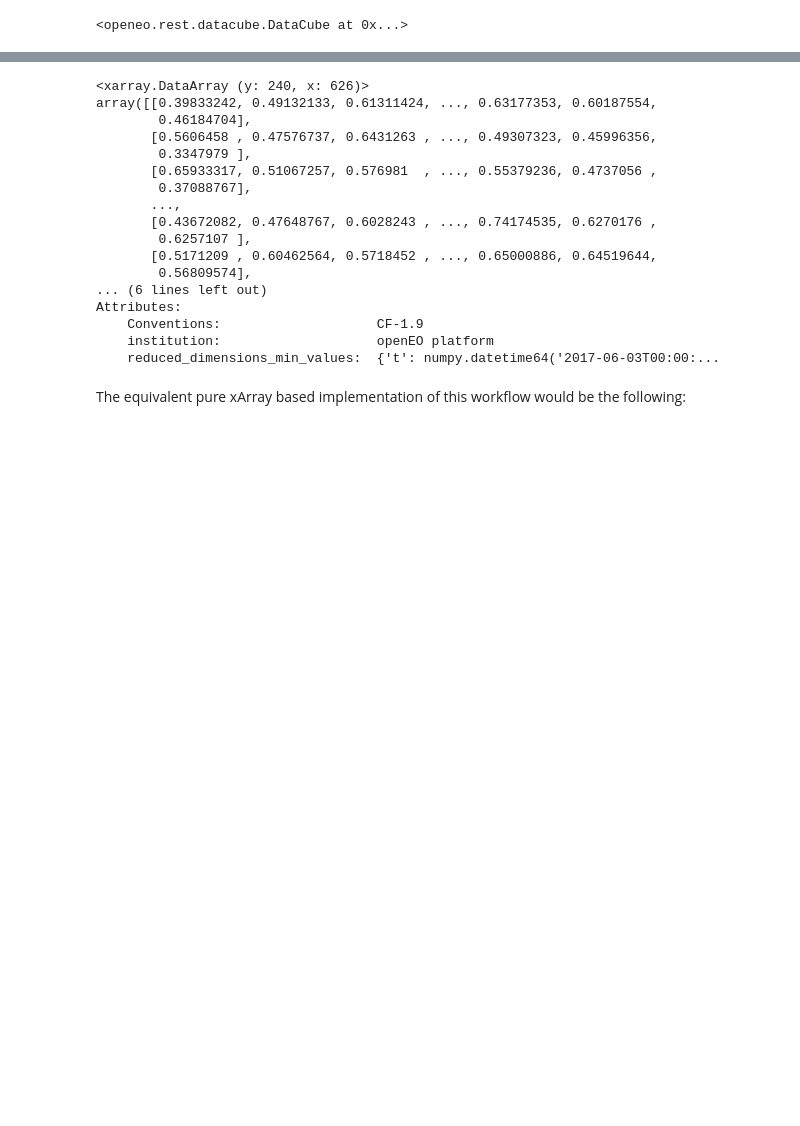
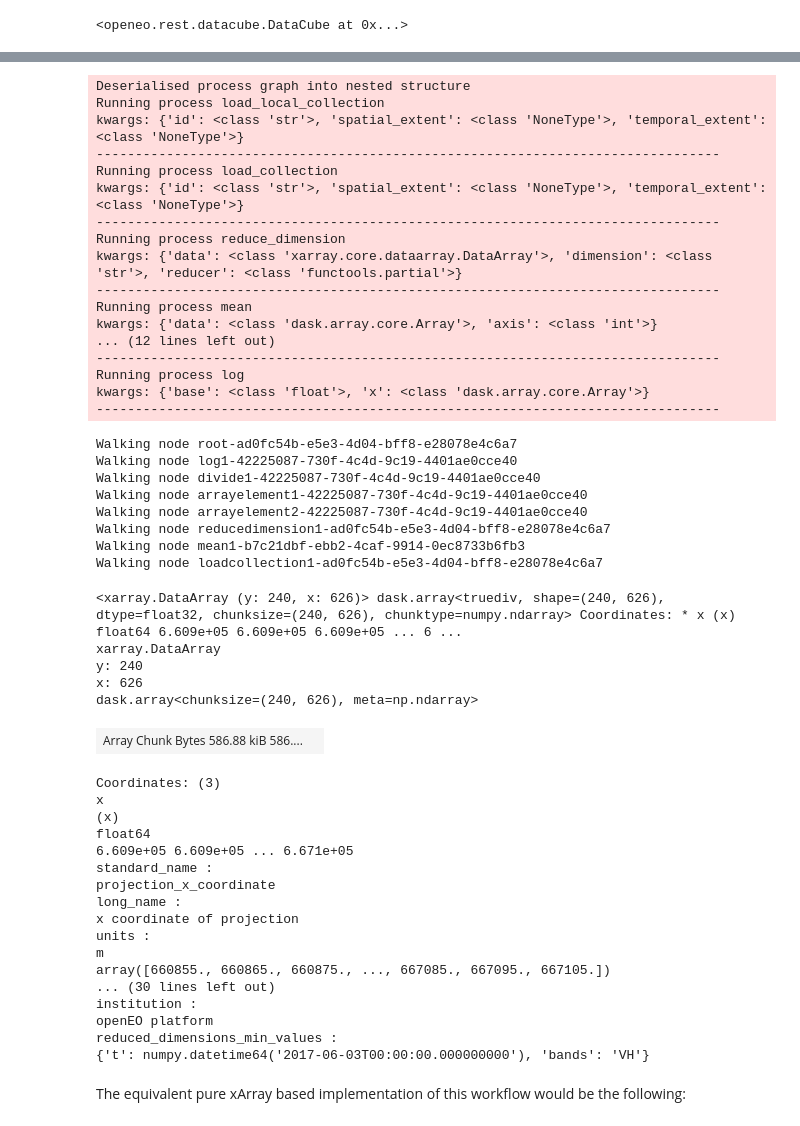
Before and after one commit to Open-EO/openeo-python-client, a Jupyter notebook: examples/notebooks/Client_Side_Processing/test_local_collections.ipynb, the cells around one changed output, grey strips where cells are left out. Cells and saved outputs as stored; diff of their text form; code cells hidden in the pictures; blank space fills up the shorter version.

Commit message:
Added execute() method for local

```diff
--- a/examples/notebooks/Client_Side_Processing/test_local_collections.ipynb
+++ b/examples/notebooks/Client_Side_Processing/test_local_collections.ipynb
@@ -78,7 +78,7 @@ Should we also consider multiple geoTIFFs, one for each timestamp, as a single c
 ### Start with the local collections discovery
 # %%
 from openeo.local import LocalConnection
-local_conn = LocalConnection('./results/')
+local_conn = LocalConnection(['./results/','./result2'])
 local_conn.list_collections()
 # %% [output]
 [{'stac_version': '1.0.0-rc.2',
@@ -187,23 +136,55 @@ Walking node loadcollection1-68dfe725-22bf-48b2-a922-1ab3650ace74
-# %%
-ratio_openeo_client
-# %% [output]
-<xarray.DataArray (y: 240, x: 626)>
-array([[0.39833242, 0.49132133, 0.61311424, ..., 0.63177353, 0.60187554,
-        0.46184704],
-       [0.5606458 , 0.47576737, 0.6431263 , ..., 0.49307323, 0.45996356,
-        0.3347979 ],
-       [0.65933317, 0.51067257, 0.576981  , ..., 0.55379236, 0.4737056 ,
-        0.37088767],
-       ...,
-       [0.43672082, 0.47648767, 0.6028243 , ..., 0.74174535, 0.6270176 ,
-        0.6257107 ],
-       [0.5171209 , 0.60462564, 0.5718452 , ..., 0.65000886, 0.64519644,
-        0.56809574],
-... (6 lines left out)
-Attributes:
-    Conventions:                    CF-1.9
-    institution:                    openEO platform
-    reduced_dimensions_min_values:  {'t': numpy.datetime64('2017-06-03T00:00:...
+# %%
+ratio_openeo_client = ratio.execute()
+ratio_openeo_client
+# %% [output]
+Deserialised process graph into nested structure
+Running process load_local_collection
+kwargs: {'id': <class 'str'>, 'spatial_extent': <class 'NoneType'>, 'temporal_extent': <class 'NoneType'>}
+--------------------------------------------------------------------------------
+Running process load_collection
+kwargs: {'id': <class 'str'>, 'spatial_extent': <class 'NoneType'>, 'temporal_extent': <class 'NoneType'>}
+--------------------------------------------------------------------------------
+Running process reduce_dimension
+kwargs: {'data': <class 'xarray.core.dataarray.DataArray'>, 'dimension': <class 'str'>, 'reducer': <class 'functools.partial'>}
+--------------------------------------------------------------------------------
+Running process mean
+kwargs: {'data': <class 'dask.array.core.Array'>, 'axis': <class 'int'>}
+... (12 lines left out)
+--------------------------------------------------------------------------------
+Running process log
+kwargs: {'base': <class 'float'>, 'x': <class 'dask.array.core.Array'>}
+--------------------------------------------------------------------------------
+Walking node root-ad0fc54b-e5e3-4d04-bff8-e28078e4c6a7
+Walking node log1-42225087-730f-4c4d-9c19-4401ae0cce40
+Walking node divide1-42225087-730f-4c4d-9c19-4401ae0cce40
+Walking node arrayelement1-42225087-730f-4c4d-9c19-4401ae0cce40
+Walking node arrayelement2-42225087-730f-4c4d-9c19-4401ae0cce40
+Walking node reducedimension1-ad0fc54b-e5e3-4d04-bff8-e28078e4c6a7
+Walking node mean1-b7c21dbf-ebb2-4caf-9914-0ec8733b6fb3
+Walking node loadcollection1-ad0fc54b-e5e3-4d04-bff8-e28078e4c6a7
+<xarray.DataArray (y: 240, x: 626)> dask.array<truediv, shape=(240, 626), dtype=float32, chunksize=(240, 626), chunktype=numpy.ndarray> Coordinates: * x (x) float64 6.609e+05 6.609e+05 6.609e+05 ... 6 ...
+xarray.DataArray
+y: 240
+x: 626
+dask.array<chunksize=(240, 626), meta=np.ndarray>
+| Array Chunk Bytes 586.88 kiB 586.... |  |
+Coordinates: (3)
+x
+(x)
+float64
+6.609e+05 6.609e+05 ... 6.671e+05
+standard_name :
+projection_x_coordinate
+long_name :
+x coordinate of projection
+units :
+m
+array([660855., 660865., 660875., ..., 667085., 667095., 667105.])
+... (30 lines left out)
+institution :
+openEO platform
+reduced_dimensions_min_values :
+{'t': numpy.datetime64('2017-06-03T00:00:00.000000000'), 'bands': 'VH'}
 # %% [markdown]
 The equivalent pure xArray based implementation of this workflow would be the following:
 # %%
```
Also changed, not shown: parts of 12 cells of this notebook, 3 other files.
